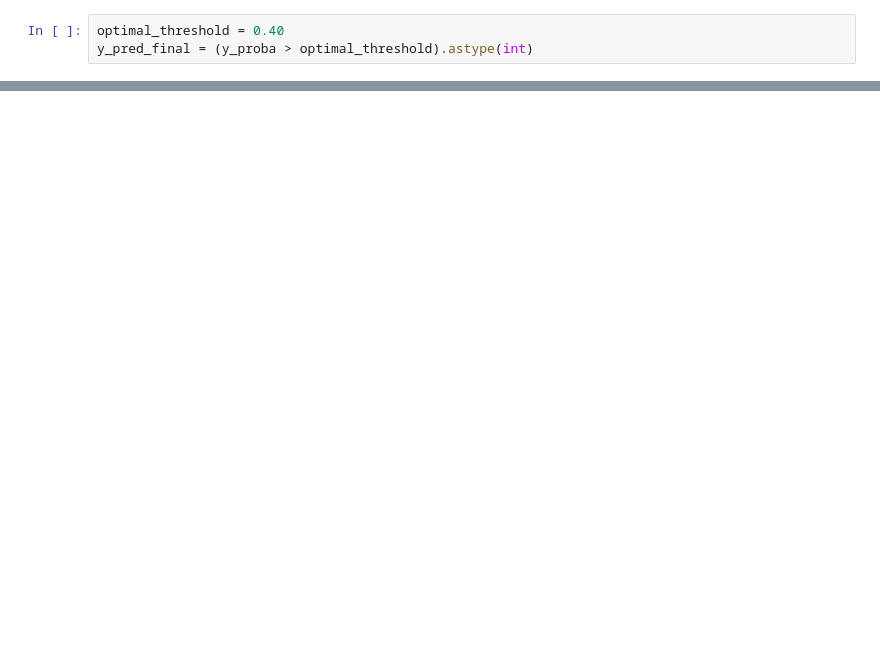
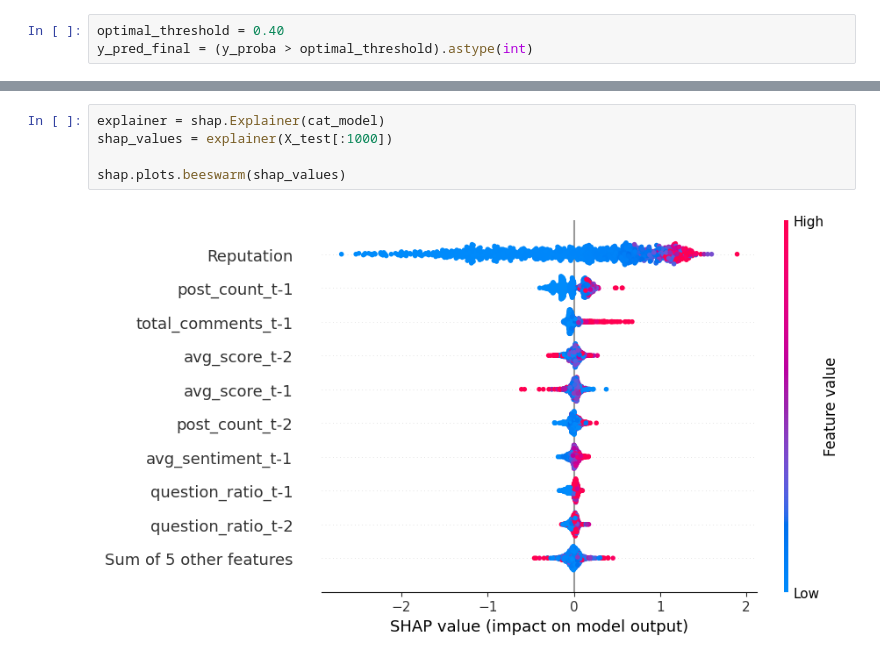
Before and after one commit to QiaNiang/Data-Mining-Stackexchange, a Jupyter notebook: Predictive_Mining/User_prediction.ipynb, the cells around one changed output, grey strips where cells are left out. Drawn from its saved outputs; the diff is of its cells as text; blank space fills up the shorter version.

```diff
--- a/Predictive_Mining/User_prediction.ipynb
+++ b/Predictive_Mining/User_prediction.ipynb
@@ -316,0 +409,7 @@ plt.show()
+# %%
+explainer = shap.Explainer(cat_model)
+shap_values = explainer(X_test[:1000])
+
+shap.plots.beeswarm(shap_values)
+# %% [output]
+[figure, added]
```
Also changed, not shown: parts of 13 cells of this notebook, 6 other files.
